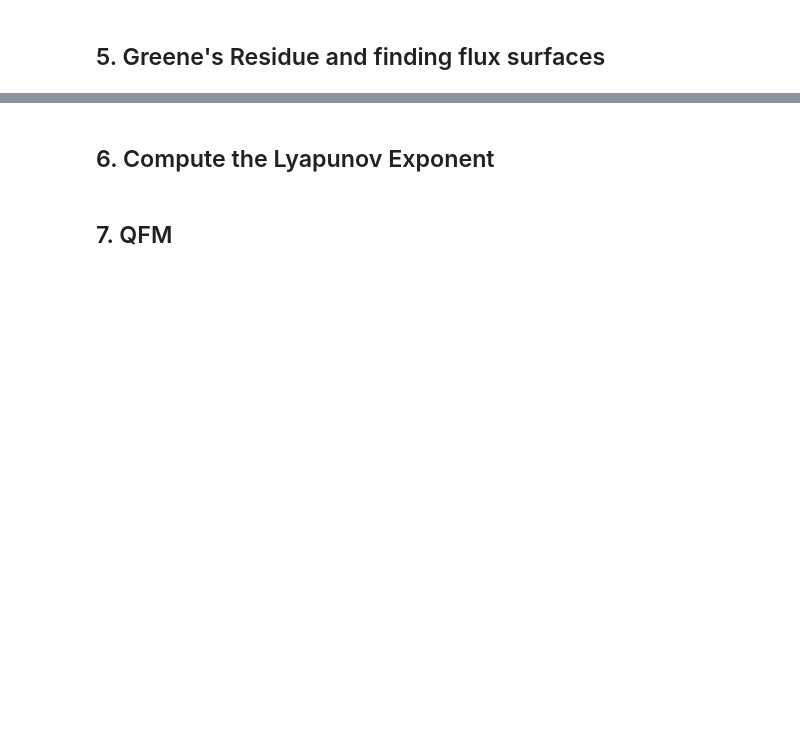
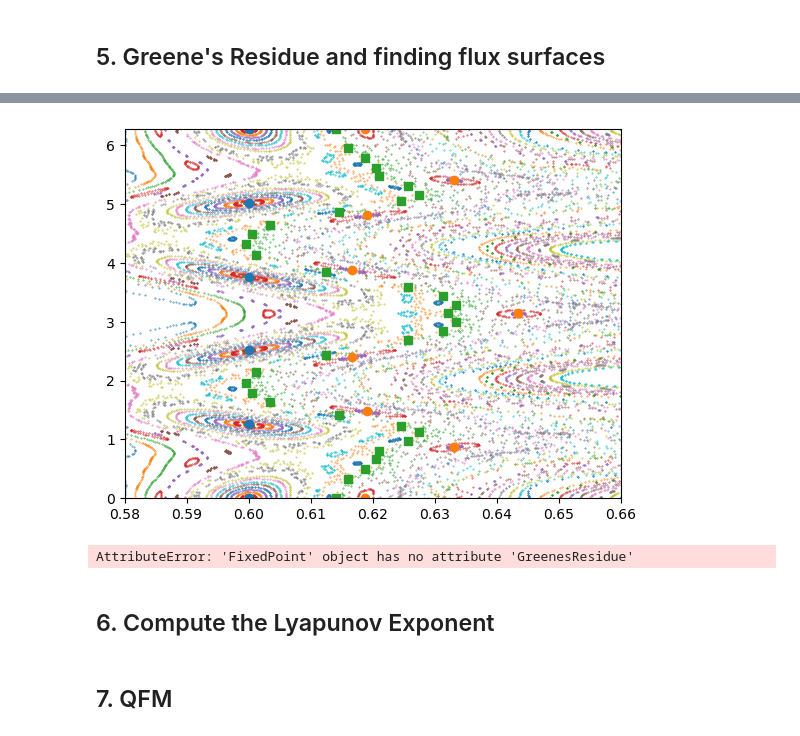
Before and after one commit to Akitzu/pyoculus, a Jupyter notebook: examples/two_waves.ipynb, the cells around one changed output, grey strips where cells are left out. Saved outputs shown, nothing was run; the diff lists cells and outputs as text; code cells hidden in the pictures; blank space fills up the shorter version.

```diff
--- a/examples/two_waves.ipynb
+++ b/examples/two_waves.ipynb
@@ -154,2 +147,10 @@ flux_surface.plot_residue()
+# %%
+fig
+# %% [output]
+[figure, added]
+# %%
+flux_surface.plot_residue()
+# %% [output]
+AttributeError: 'FixedPoint' object has no attribute 'GreenesResidue'
 # %% [markdown]
 ## 6. Compute the Lyapunov Exponent
```
Also changed, not shown: parts of 21 cells of this notebook.
